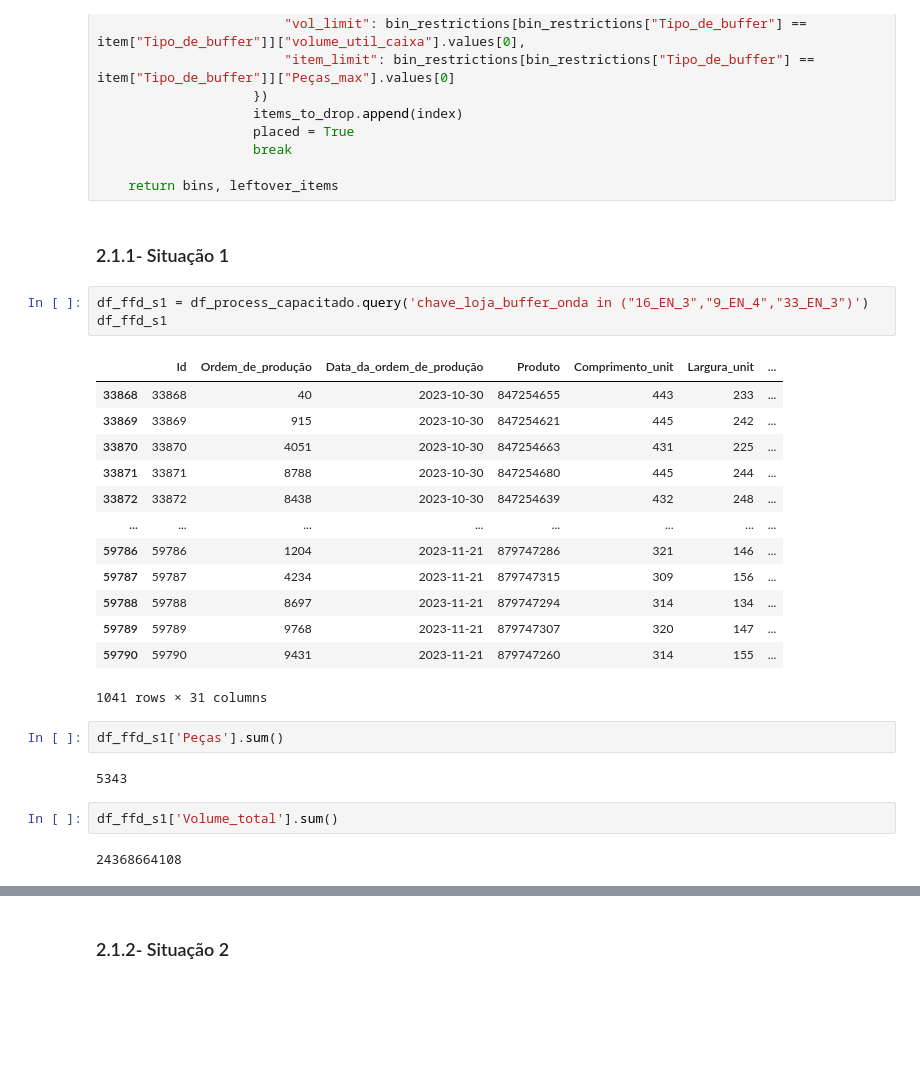
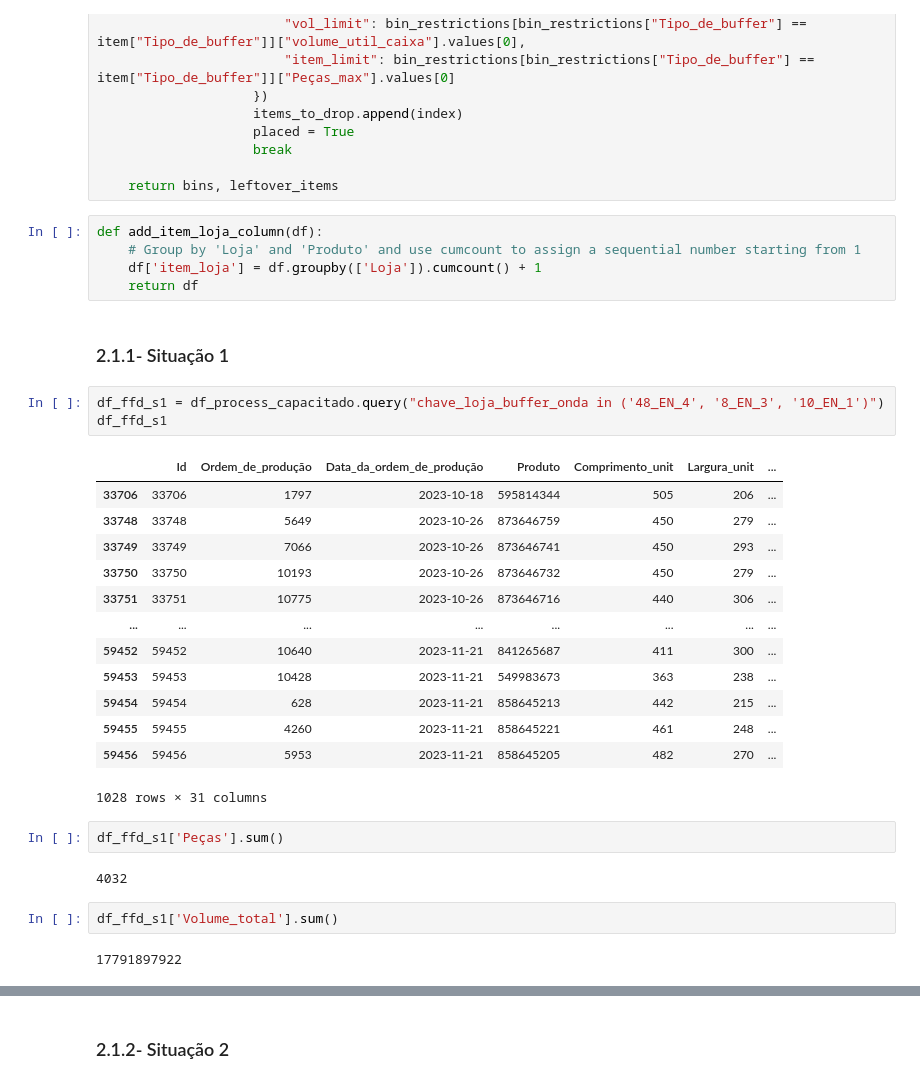
Before and after one commit to CandaPin/Resolucao_Problemas, a Jupyter notebook: 02-Notebook/Modelo_exato/06-cqavp-AMPL-Bin_packing_comparacao.ipynb, the cells around one changed output, grey strips where cells are left out. Saved outputs shown, nothing was run; the diff lists cells and outputs as text; blank space fills up the shorter version.

```diff
--- a/02-Notebook/Modelo_exato/06-cqavp-AMPL-Bin_packing_comparacao.ipynb
+++ b/02-Notebook/Modelo_exato/06-cqavp-AMPL-Bin_packing_comparacao.ipynb
@@ -522,31 +551,36 @@ def first_fit_decreasing(df, bin_restrictions, route_restrictions):
                     break
 
     return bins, leftover_items
+# %%
+def add_item_loja_column(df):
+    # Group by 'Loja' and 'Produto' and use cumcount to assign a sequential number starting from 1
+    df['item_loja'] = df.groupby(['Loja']).cumcount() + 1
+    return df
 # %% [markdown]
 ### 2.1.1- Situação 1
 # %%
-df_ffd_s1 = df_process_capacitado.query('chave_loja_buffer_onda in ("16_EN_3","9_EN_4","33_EN_3")')
+df_ffd_s1 = df_process_capacitado.query("chave_loja_buffer_onda in ('48_EN_4', '8_EN_3', '10_EN_1')")
 df_ffd_s1
 # %% [output]
 |  | Id | Ordem_de_produção | Data_da_ordem_de_produção | Produto | Comprimento_unit | Largura_unit | ... |
-| 33868 | 33868 | 40 | 2023-10-30 | 847254655 | 443 | 233 | ... |
-| 33869 | 33869 | 915 | 2023-10-30 | 847254621 | 445 | 242 | ... |
-| 33870 | 33870 | 4051 | 2023-10-30 | 847254663 | 431 | 225 | ... |
-| 33871 | 33871 | 8788 | 2023-10-30 | 847254680 | 445 | 244 | ... |
-| 33872 | 33872 | 8438 | 2023-10-30 | 847254639 | 432 | 248 | ... |
+| 33706 | 33706 | 1797 | 2023-10-18 | 595814344 | 505 | 206 | ... |
+| 33748 | 33748 | 5649 | 2023-10-26 | 873646759 | 450 | 279 | ... |
+| 33749 | 33749 | 7066 | 2023-10-26 | 873646741 | 450 | 293 | ... |
+| 33750 | 33750 | 10193 | 2023-10-26 | 873646732 | 450 | 279 | ... |
+| 33751 | 33751 | 10775 | 2023-10-26 | 873646716 | 440 | 306 | ... |
 | ... | ... | ... | ... | ... | ... | ... | ... |
-| 59786 | 59786 | 1204 | 2023-11-21 | 879747286 | 321 | 146 | ... |
-| 59787 | 59787 | 4234 | 2023-11-21 | 879747315 | 309 | 156 | ... |
-| 59788 | 59788 | 8697 | 2023-11-21 | 879747294 | 314 | 134 | ... |
-| 59789 | 59789 | 9768 | 2023-11-21 | 879747307 | 320 | 147 | ... |
-| 59790 | 59790 | 9431 | 2023-11-21 | 879747260 | 314 | 155 | ... |
+| 59452 | 59452 | 10640 | 2023-11-21 | 841265687 | 411 | 300 | ... |
+| 59453 | 59453 | 10428 | 2023-11-21 | 549983673 | 363 | 238 | ... |
+| 59454 | 59454 | 628 | 2023-11-21 | 858645213 | 442 | 215 | ... |
+| 59455 | 59455 | 4260 | 2023-11-21 | 858645221 | 461 | 248 | ... |
+| 59456 | 59456 | 5953 | 2023-11-21 | 858645205 | 482 | 270 | ... |
-1041 rows × 31 columns
+1028 rows × 31 columns
 # %%
 df_ffd_s1['Peças'].sum()
 # %% [output]
-5343
+4032
 # %%
 df_ffd_s1['Volume_total'].sum()
 # %% [output]
-24368664108
+17791897922
 # %%
```
Also changed, not shown: parts of 92 cells of this notebook, 2 other files.
